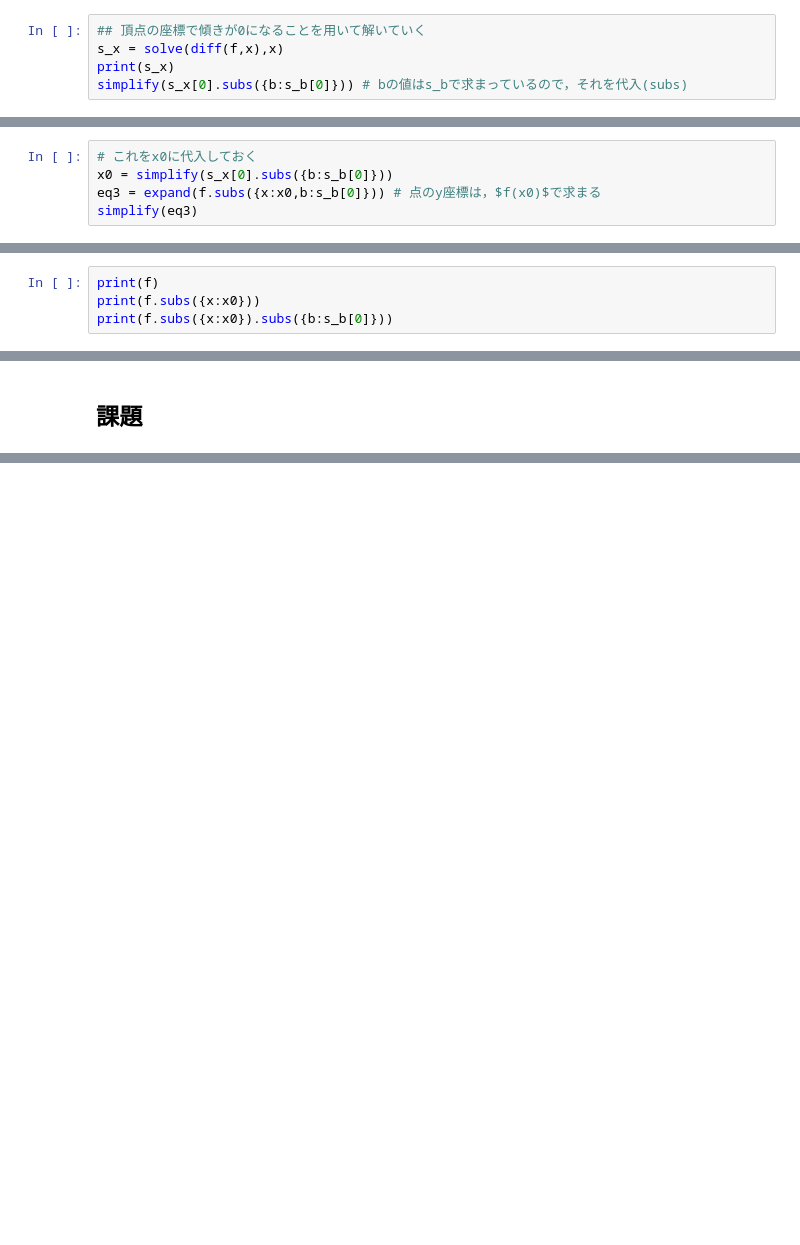
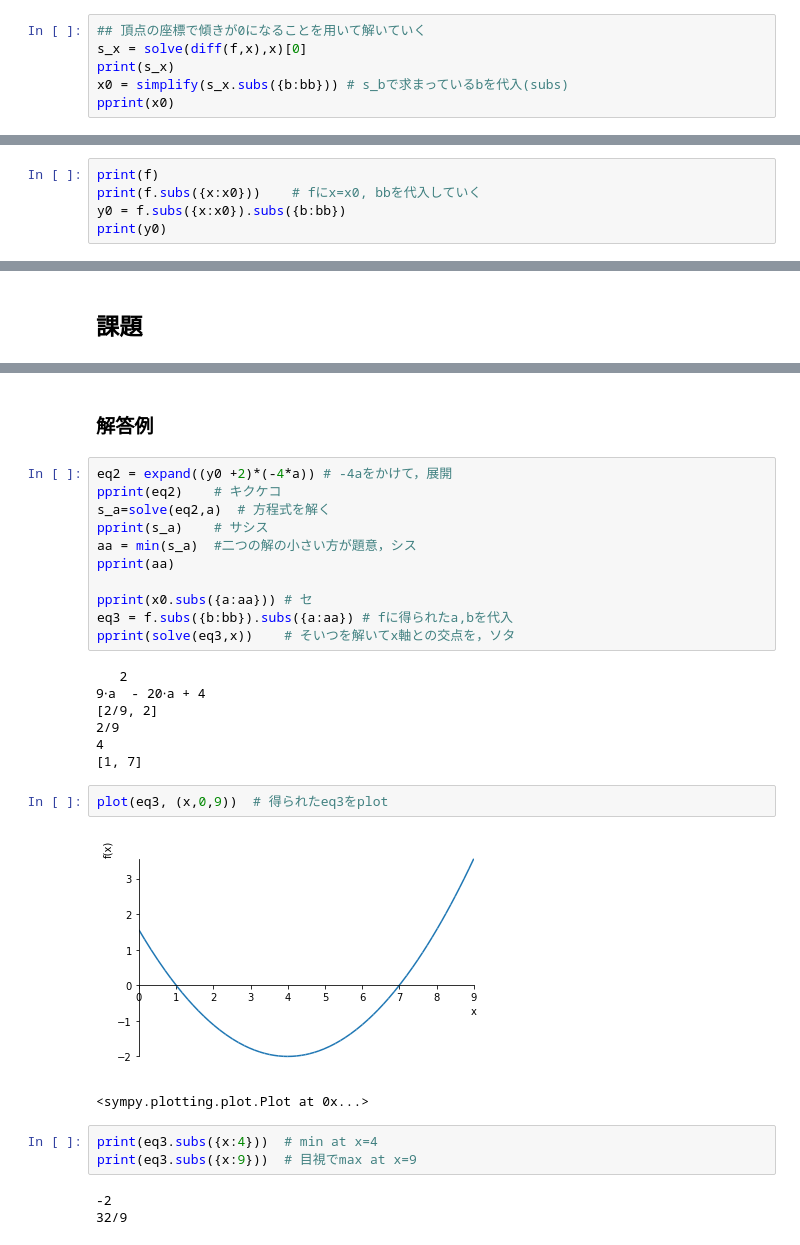
Before and after one commit to daddygongon/jupyter_num_calc, a Jupyter notebook: symbolic_math/equation_manipulation.ipynb, the cells around one changed output, grey strips where cells are left out. Saved outputs shown, nothing was run; the diff lists cells and outputs as text; blank space fills up the shorter version.

```diff
--- a/symbolic_math/equation_manipulation.ipynb
+++ b/symbolic_math/equation_manipulation.ipynb
@@ -554,6 +398,7 @@ pprint(s_b)          # こいつが「ア」
 # %%
 ## 頂点の座標で傾きが0になることを用いて解いていく
-s_x = solve(diff(f,x),x)
+s_x = solve(diff(f,x),x)[0]
 print(s_x)
-simplify(s_x[0].subs({b:s_b[0]})) # bの値はs_bで求まっているので，それを代入(subs)
+x0 = simplify(s_x.subs({b:bb})) # s_bで求まっているbを代入(subs)
+pprint(x0)
 # %% [output]
@@ -562,5 +408,0 @@ simplify(s_x[0].subs({b:s_b[0]})) # bの値はs_bで求まっているので，
-# %%
-# これをx0に代入しておく
-x0 = simplify(s_x[0].subs({b:s_b[0]}))
-eq3 = expand(f.subs({x:x0,b:s_b[0]})) # 点のy座標は，$f(x0)$で求まる
-simplify(eq3)
@@ -569,7 +409,8 @@ simplify(eq3)
 # %%
 print(f)
-print(f.subs({x:x0}))
-print(f.subs({x:x0}).subs({b:s_b[0]}))
+print(f.subs({x:x0}))    # fにx=x0, bbを代入していく
+y0 = f.subs({x:x0}).subs({b:bb})
+print(y0)
 # %% [output]
 a*x**2 - a - b*x + b
 -a + b - b*(-a + 2)/(2*a) + (-a + 2)**2/(4*a)
@@ -583 +450,32 @@ factor(f.subs({x:x0}).subs({b:s_b[0]}))
+# %% [markdown]
+### 解答例
+# %%
+eq2 = expand((y0 +2)*(-4*a)) # -4aをかけて，展開
+pprint(eq2)    # キクケコ
+s_a=solve(eq2,a)  # 方程式を解く
+pprint(s_a)    # サシス
+aa = min(s_a)  #二つの解の小さい方が題意，シス
+pprint(aa)
+
+pprint(x0.subs({a:aa})) # セ
+eq3 = f.subs({b:bb}).subs({a:aa}) # fに得られたa,bを代入
+pprint(solve(eq3,x))    # そいつを解いてx軸との交点を，ソタ
+# %% [output]
+   2
+9⋅a  - 20⋅a + 4
+[2/9, 2]
+2/9
+4
+[1, 7]
+# %%
+plot(eq3, (x,0,9))  # 得られたeq3をplot
+# %% [output]
+[figure, added]
+<sympy.plotting.plot.Plot at 0x...>
+# %%
+print(eq3.subs({x:4}))  # min at x=4
+print(eq3.subs({x:9}))  # 目視でmax at x=9
+# %% [output]
+-2
+32/9
 # %% [markdown]
```
Also changed, not shown: parts of 35 cells of this notebook.
